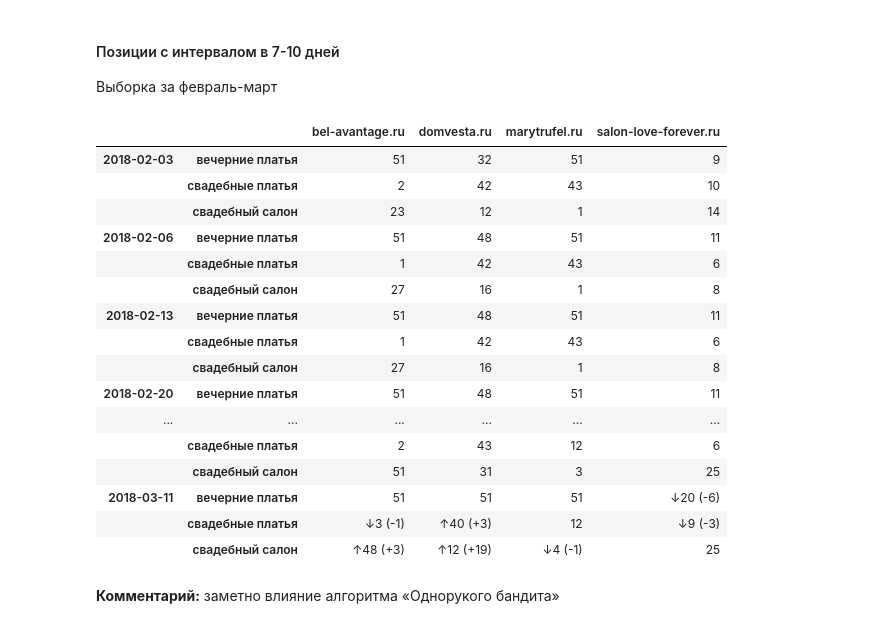
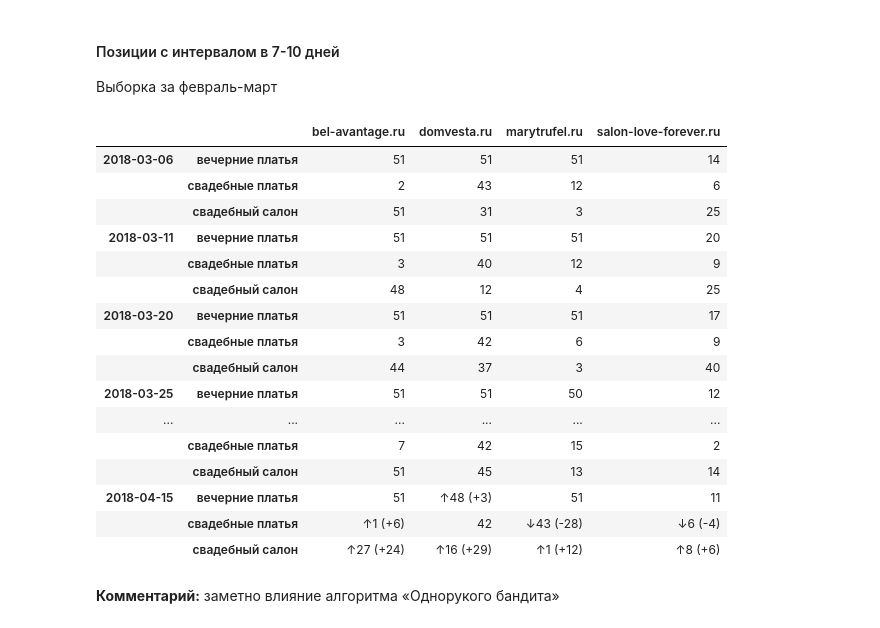
Before and after one commit to salon-love-forever/reports, a Jupyter notebook: salon-love-forever.ru.ipynb, the cells around one changed output. Drawn from its saved outputs; the diff is of its cells as text; code cells hidden in the pictures.

```diff
--- a/salon-love-forever.ru.ipynb
+++ b/salon-love-forever.ru.ipynb
@@ -192,25 +193,25 @@ indx_m = cols_m.index('salon-love-forever.ru')
 cols_m.append(cols_m.pop(indx_m))
 # %%
 # positions['msk'] = positions['msk'].fillna(51).applymap(lambda x: int(x))
-change_positions(positions['msk'][cols_m].loc[(slice('2018-02','2018-03'), All), All]) # .loc[['201707', '201711'], :]
+change_positions(positions['msk'][cols_m].loc[(slice('2018-03','2018-04'), All), All]) # .loc[['201707', '201711'], :]
 # %% [output]
 |  |  | bel-avantage.ru | domvesta.ru | marytrufel.ru | salon-love-forever.ru |
-| 2018-02-03 | вечерние платья | 51 | 32 | 51 | 9 |
-|  | свадебные платья | 2 | 42 | 43 | 10 |
-|  | свадебный салон | 23 | 12 | 1 | 14 |
-| 2018-02-06 | вечерние платья | 51 | 48 | 51 | 11 |
-|  | свадебные платья | 1 | 42 | 43 | 6 |
-|  | свадебный салон | 27 | 16 | 1 | 8 |
-| 2018-02-13 | вечерние платья | 51 | 48 | 51 | 11 |
-|  | свадебные платья | 1 | 42 | 43 | 6 |
-|  | свадебный салон | 27 | 16 | 1 | 8 |
-| 2018-02-20 | вечерние платья | 51 | 48 | 51 | 11 |
-| ... | ... | ... | ... | ... | ... |
+| 2018-03-06 | вечерние платья | 51 | 51 | 51 | 14 |
 |  | свадебные платья | 2 | 43 | 12 | 6 |
 |  | свадебный салон | 51 | 31 | 3 | 25 |
-| 2018-03-11 | вечерние платья | 51 | 51 | 51 | ↓20 (-6) |
-|  | свадебные платья | ↓3 (-1) | ↑40 (+3) | 12 | ↓9 (-3) |
-|  | свадебный салон | ↑48 (+3) | ↑12 (+19) | ↓4 (-1) | 25 |
+| 2018-03-11 | вечерние платья | 51 | 51 | 51 | 20 |
+|  | свадебные платья | 3 | 40 | 12 | 9 |
+|  | свадебный салон | 48 | 12 | 4 | 25 |
+| 2018-03-20 | вечерние платья | 51 | 51 | 51 | 17 |
+|  | свадебные платья | 3 | 42 | 6 | 9 |
+|  | свадебный салон | 44 | 37 | 3 | 40 |
+| 2018-03-25 | вечерние платья | 51 | 51 | 50 | 12 |
+| ... | ... | ... | ... | ... | ... |
+|  | свадебные платья | 7 | 42 | 15 | 2 |
+|  | свадебный салон | 51 | 45 | 13 | 14 |
+| 2018-04-15 | вечерние платья | 51 | ↑48 (+3) | 51 | 11 |
+|  | свадебные платья | ↑1 (+6) | 42 | ↓43 (-28) | ↓6 (-4) |
+|  | свадебный салон | ↑27 (+24) | ↑16 (+29) | ↑1 (+12) | ↑8 (+6) |
 # %% [markdown]
 **Комментарий:** заметно влияние алгоритма «Однорукого бандита»
 # %% [markdown]
```
Also changed, not shown: parts of 16 cells of this notebook.
